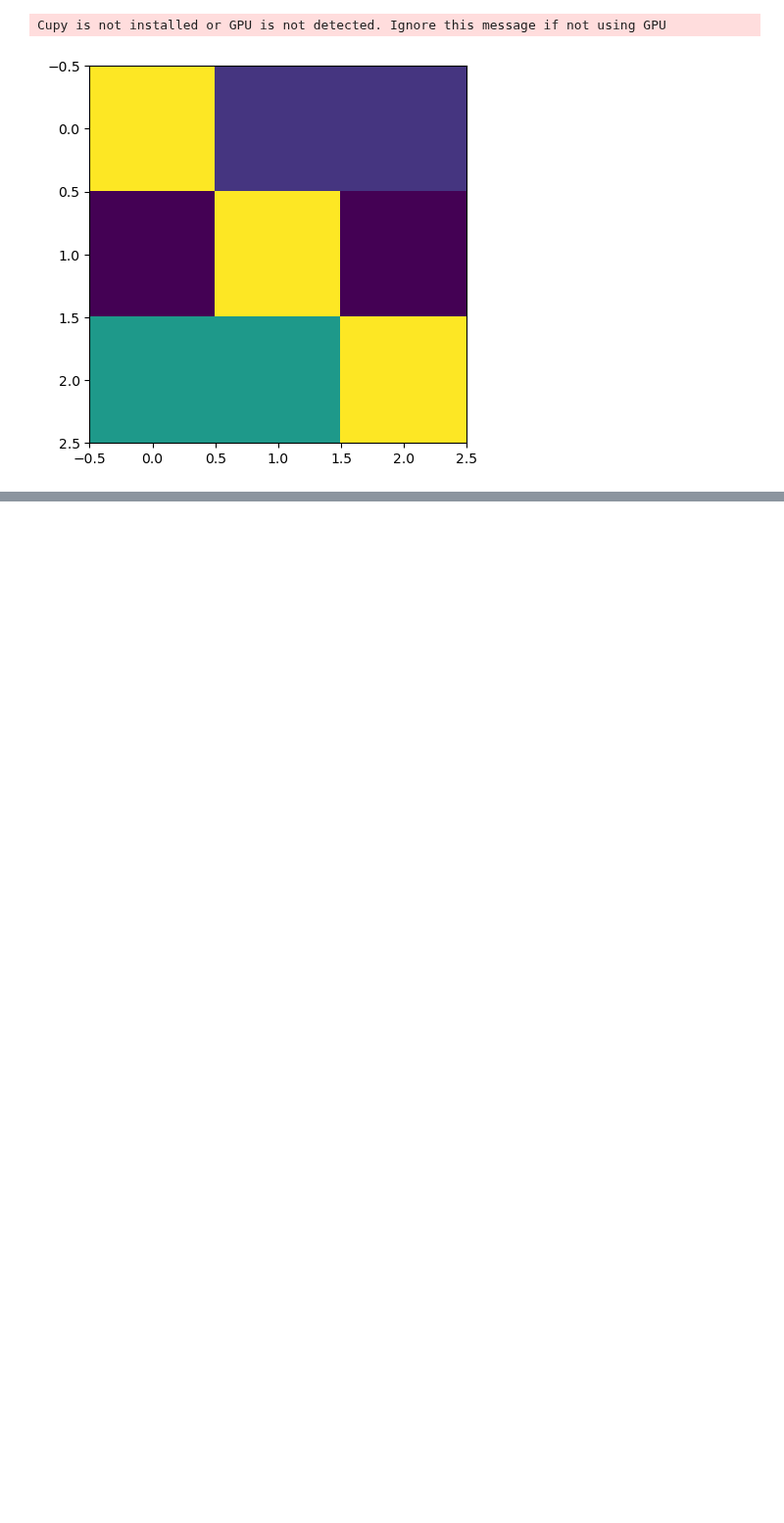
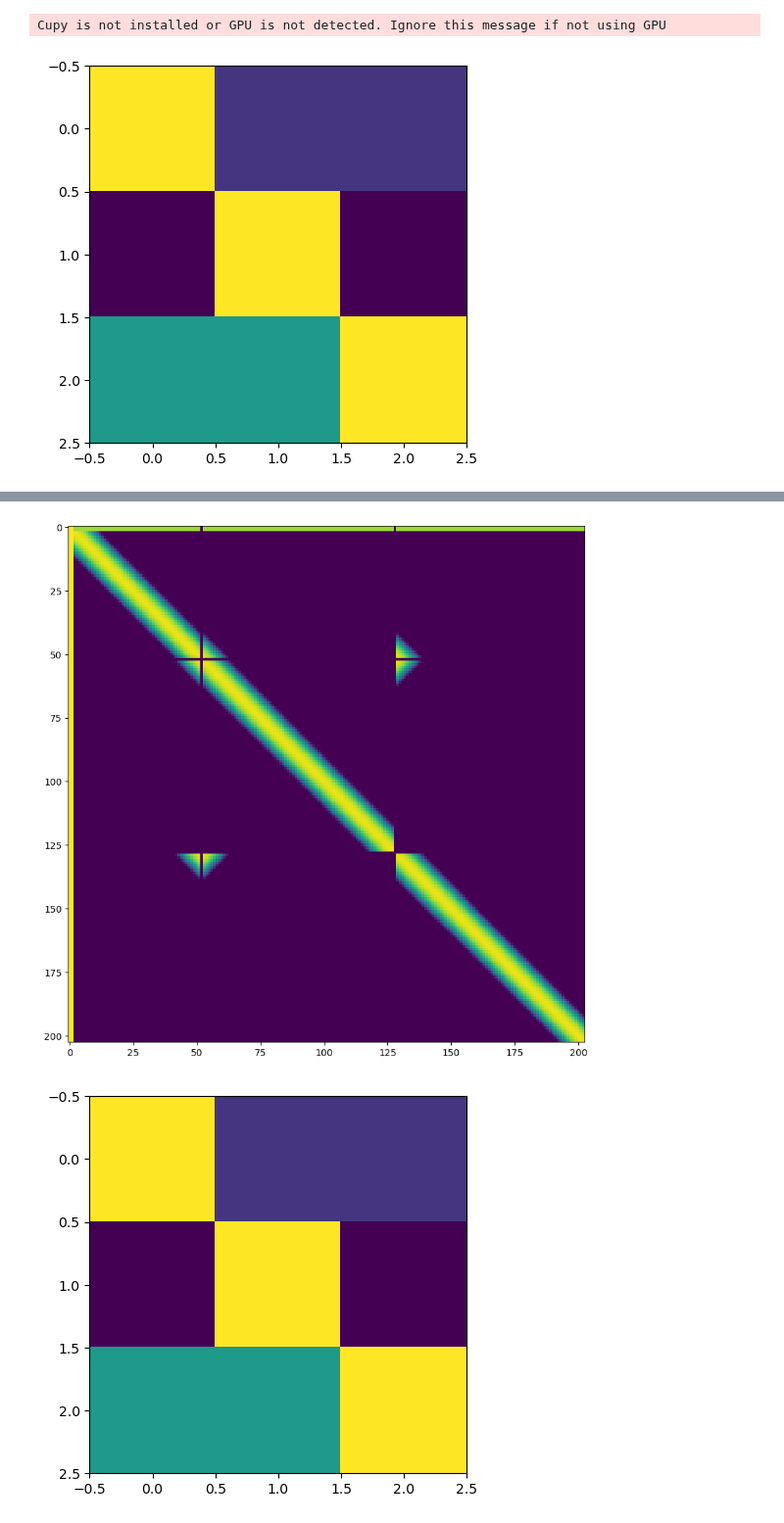
Before and after one commit to edeno/test_hmm, a Jupyter notebook: notebooks/replay_id4.ipynb, the cells around one changed output, grey strips where cells are left out. Shown at 98% size. Saved outputs shown, nothing was run; the diff lists cells and outputs as text; code cells hidden in the pictures; blank space fills up the shorter version.

```diff
--- a/notebooks/replay_id4.ipynb
+++ b/notebooks/replay_id4.ipynb
@@ -39,21 +50,25 @@ Likelihoods
 # %%
 from src.test_non_local_model import setup_nonlocal_switching_model
 
 (
     design_matrix_switching,
     predict_matrix_switching,
+    initial_conditions_switching,
     discrete_state_transitions_switching,
     continuous_state_transitions_switching,
     state_ind_switching,
     zero_rates_switching,
     is_training_switching,
     state_names_switching,
 ) = setup_nonlocal_switching_model(
     is_ripple,
     spikes,
     position,
     env,
 )
+# %% [output]
+[figure, added]
+[figure, added]
 # %%
 from src.test_non_local_model import fit_switching_model
 
```
Also changed, not shown: parts of 3 cells of this notebook, 1 other file.
